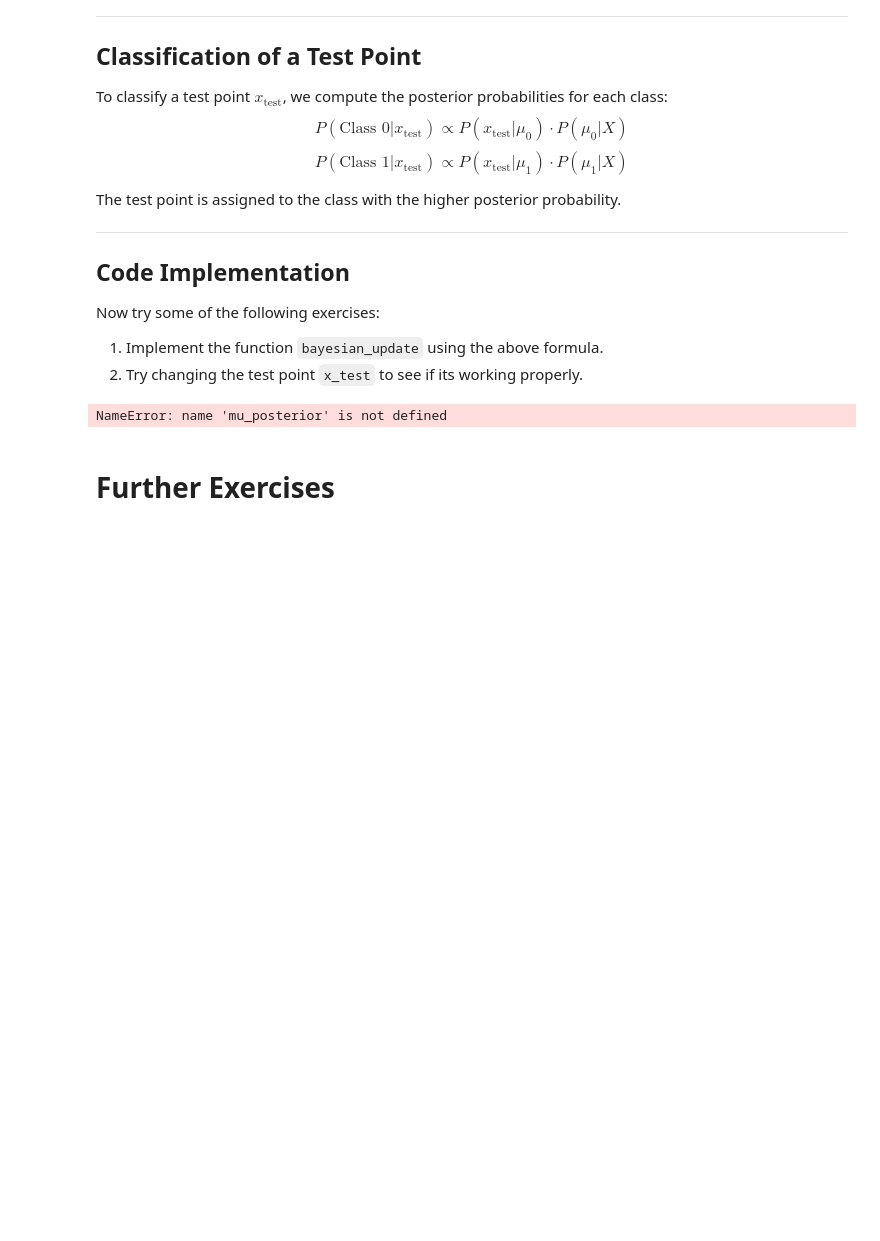
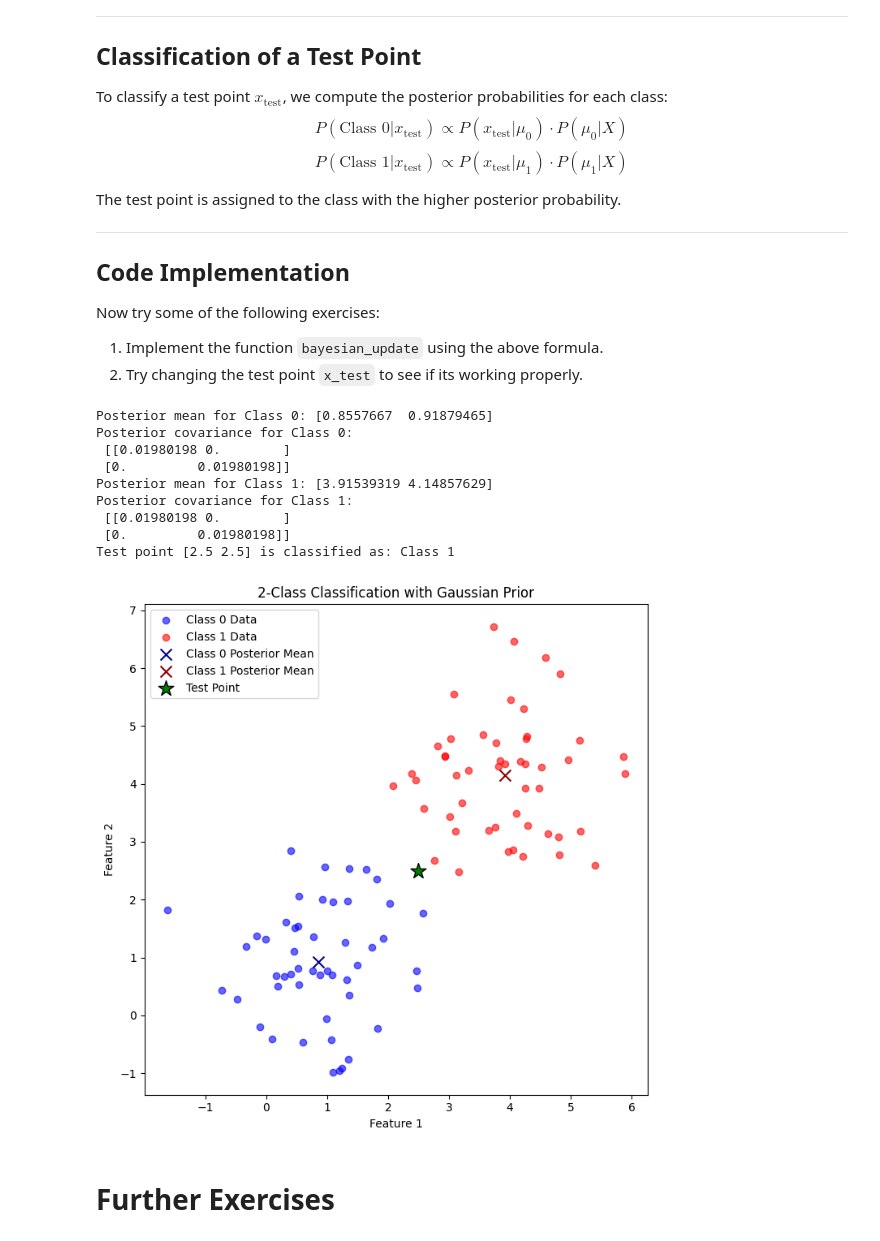
Before and after one commit to Tzu-Liang/COMP64101-Reasoning-and-Learning-under-Uncertainty-Module, a Jupyter notebook: Labs/Lab_Prob&Stats.ipynb, the cells around one changed output. Drawn from its saved outputs; the diff is of its cells as text; code cells hidden in the pictures; blank space fills up the shorter version.

```diff
--- a/Labs/Lab_Prob&Stats.ipynb
+++ b/Labs/Lab_Prob&Stats.ipynb
@@ -1013,6 +1013,15 @@ cov_prior = np.array([[2, 0], [0, 2]])  # Prior covariance matrix (same for both
 def bayesian_update(X_class, mu_prior, cov_prior, cov):
 
     ## Enter your code here
+    n = X_class.shape[0]
+    inv_prior = np.linalg.inv(cov_prior)
+    inv_cov   = np.linalg.inv(cov)
+
+    Sigma_post_inv = inv_prior + n * inv_cov
+    cov_posterior  = np.linalg.inv(Sigma_post_inv)
+
+    sum_x = X_class.sum(axis=0)
+    mu_posterior = cov_posterior @ (inv_prior @ mu_prior + inv_cov @ sum_x)
 
     return mu_posterior, cov_posterior
 
@@ -1029,34 +1038,43 @@ print("Posterior covariance for Class 1:\n", cov_1_posterior)
 # Define a test point
 x_test = np.array([2.5, 2.5])  # Test point to classify
 
 # Compute posterior probabilities for the test point
 prob_class_0 = multivariate_normal.pdf(x_test, mu_0_posterior, cov_0_posterior + cov)
 prob_class_1 = multivariate_normal.pdf(x_test, mu_1_posterior, cov_1_posterior + cov)
 
 # Classify the test point
 if prob_class_0 > prob_class_1:
     classification = "Class 0"
 else:
     classification = "Class 1"
 
 print(f"Test point {x_test} is classified as: {classification}")
 
 # Plot 1: Data points, posterior means, and test point
 plt.figure(figsize=(7, 7))
 plt.scatter(X_class_0[:, 0], X_class_0[:, 1], label="Class 0 Data", color="blue", alpha=0.6)
 plt.scatter(X_class_1[:, 0], X_class_1[:, 1], label="Class 1 Data", color="red", alpha=0.6)
 plt.scatter(mu_0_posterior[0], mu_0_posterior[1], label="Class 0 Posterior Mean", color="darkblue", marker="x", s=100)
 plt.scatter(mu_1_posterior[0], mu_1_posterior[1], label="Class 1 Posterior Mean", color="darkred", marker="x", s=100)
 plt.scatter(x_test[0], x_test[1], label="Test Point", color="green", marker="*", s=200, edgecolor="black")
 plt.title("2-Class Classification with Gaussian Prior")
 plt.xlabel("Feature 1")
 plt.ylabel("Feature 2")
 plt.legend()
 
 plt.tight_layout()
 plt.show()
 # %% [output]
-NameError: name 'mu_posterior' is not defined
+Posterior mean for Class 0: [0.8557667  0.91879465]
+Posterior covariance for Class 0:
+ [[0.01980198 0.        ]
+ [0.         0.01980198]]
+Posterior mean for Class 1: [3.91539319 4.14857629]
+Posterior covariance for Class 1:
+ [[0.01980198 0.        ]
+ [0.         0.01980198]]
+Test point [2.5 2.5] is classified as: Class 1
+[figure, added]
 # %% [markdown]
 # Further Exercises
 # %% [markdown]
```
Also changed, not shown: parts of 2 cells of this notebook.
